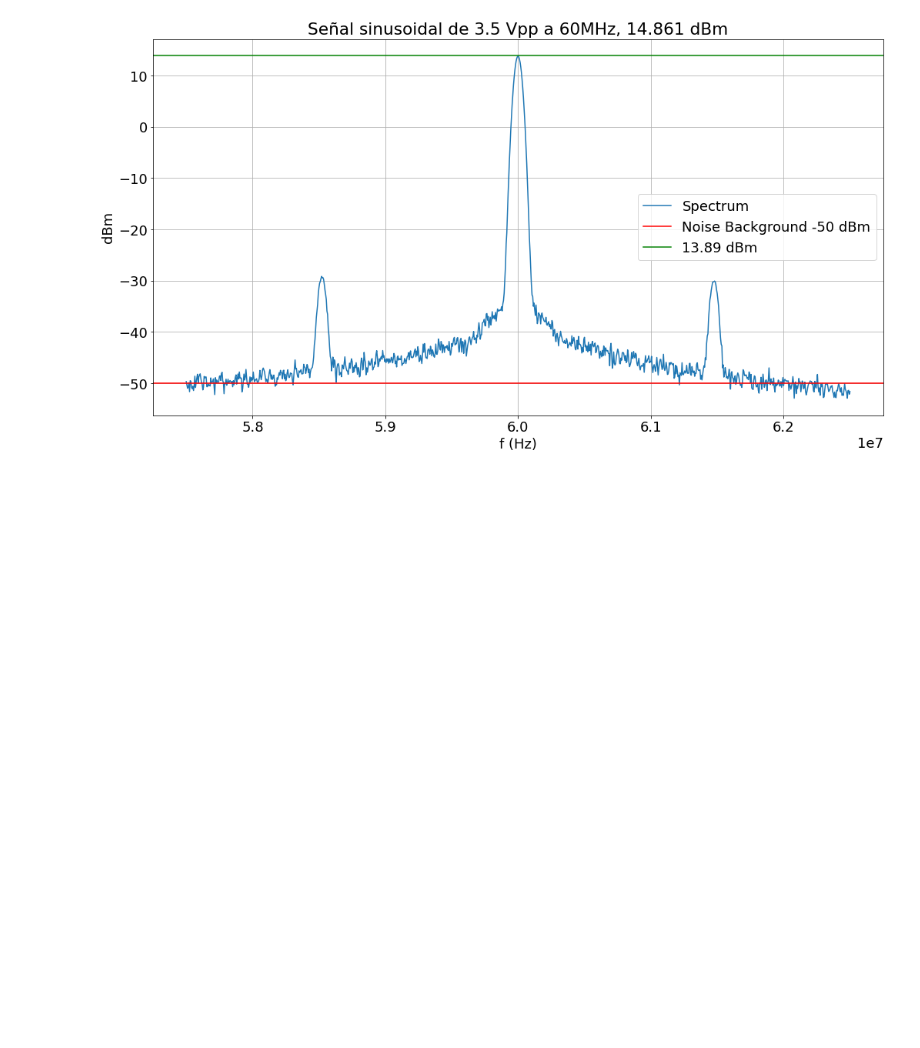
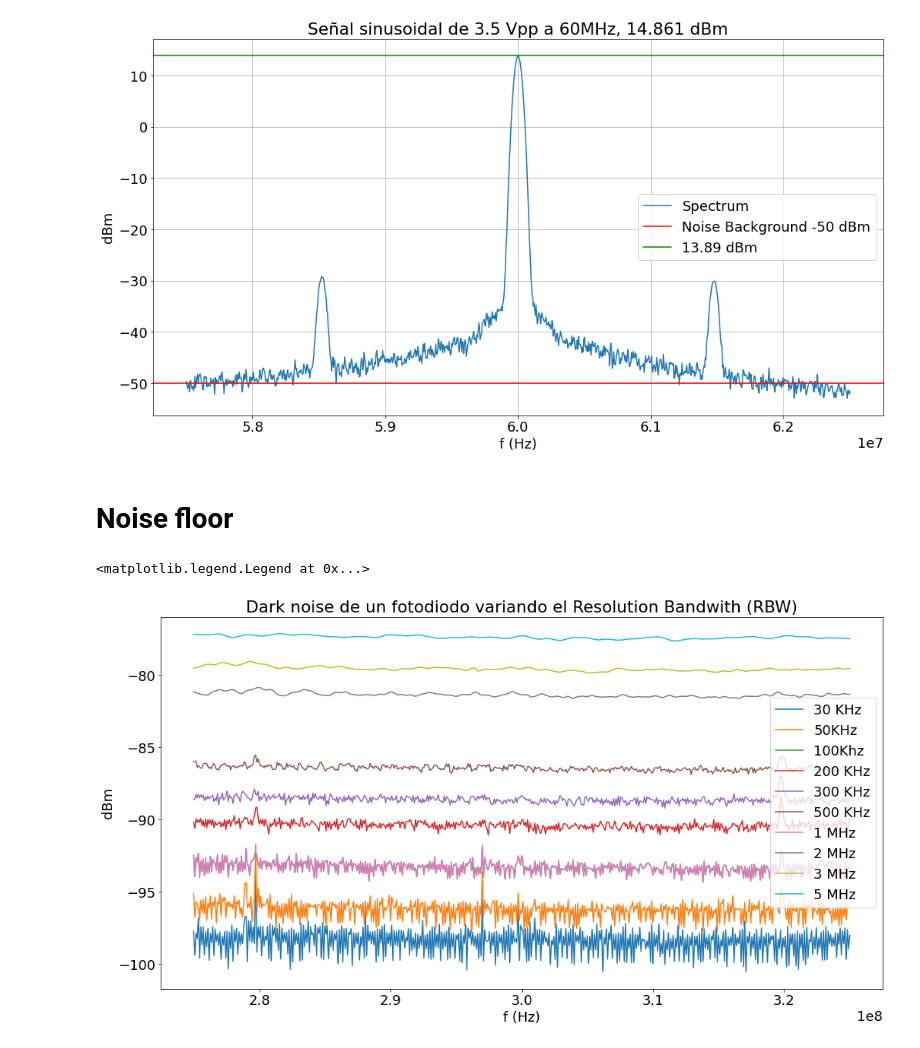
Before and after one commit to judasaca/tesis, a Jupyter notebook: datos_y_analisis/intento_2/spectrum_analyzer.ipynb, the cells around one changed output. Cells and saved outputs as stored; diff of their text form; code cells hidden in the pictures; blank space fills up the shorter version.

```diff
--- a/datos_y_analisis/intento_2/spectrum_analyzer.ipynb
+++ b/datos_y_analisis/intento_2/spectrum_analyzer.ipynb
@@ -90,3 +90,26 @@ plt.legend()
 plt.show()
 # %% [output]
 [figure]
+# %%
+def load_data(name, x="TraceA(Hz)", y="TraceA(dBm)", x_new="Hz",y_new="dBm"):
+    p="pruebas_spectrum_analyzer"
+    data=pd.read_csv("{}/{}.csv".format(p,name),skiprows=9, usecols=[x, y])
+    data.rename(columns={x:x_new,
+                        y:y_new}, inplace=True)
+    return data
+# %% [markdown]
+# Noise floor
+# %%
+RBW=["30 KHz", "50KHz", "100Khz", "200 KHz", "300 KHz", "500 KHz", "1 MHz","2 MHz", "3 MHz", "5 MHz"]
+plt.figure()
+for i in range(1,11):
+    data= load_data("noise_floor/{}".format(i))
+    plt.plot(data["Hz"], data["dBm"], label=RBW[i-1])
+
+plt.ylabel("dBm")
+plt.xlabel("f (Hz)")
+plt.title("Dark noise de un fotodiodo variando el Resolution Bandwith (RBW)")
+plt.legend()
+# %% [output]
+<matplotlib.legend.Legend at 0x...>
+[figure, added]
```
Also changed, not shown: parts of 2 cells of this notebook, 27 other files.
